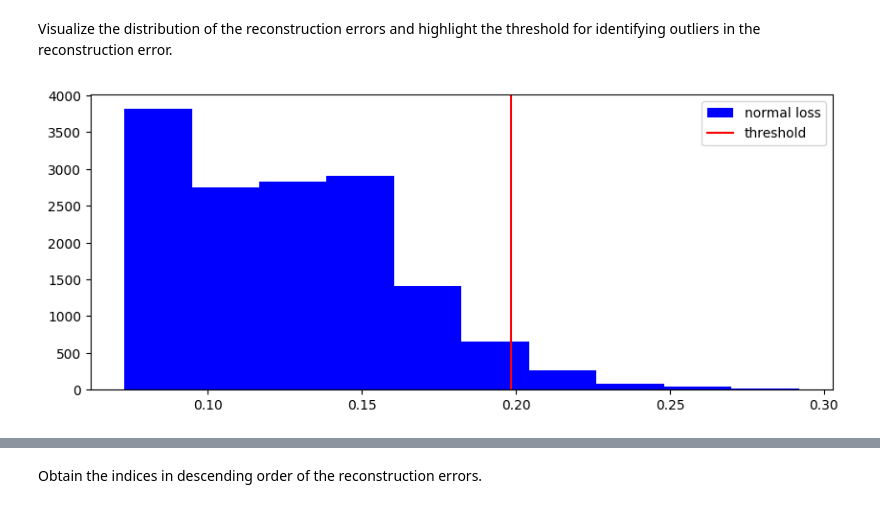
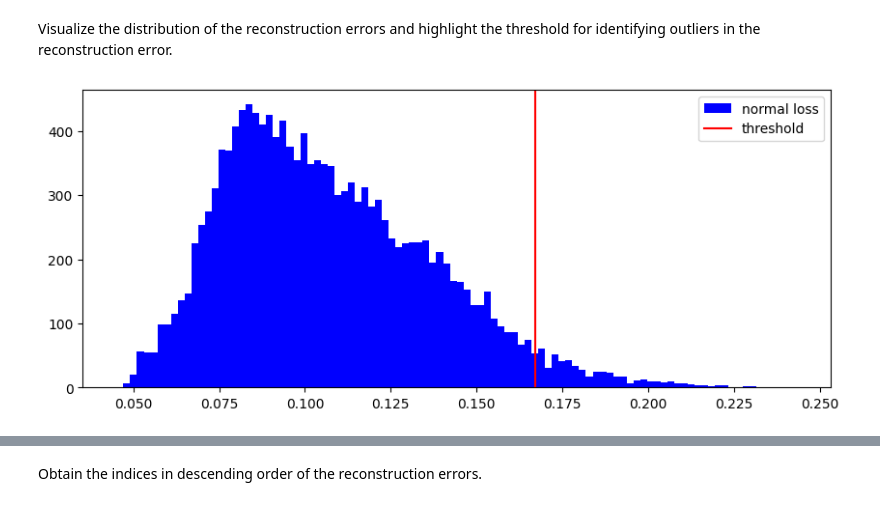
Before and after one commit to kohathyli/Autoencoders_Census, a Jupyter notebook: Autoencoder_YRBSS.ipynb, the cells around one changed output, grey strips where cells are left out. Cells and saved outputs as stored; diff of their text form; code cells hidden in the pictures.

```diff
--- a/Autoencoder_YRBSS.ipynb
+++ b/Autoencoder_YRBSS.ipynb
@@ -85,8 +76,11 @@ Our dataset contains 14765 observations and 110 raw features.
 # %%
 # Data Transformation
 data_transformer = DataTransformer(variable_types)
-project_data_missing = data_transformer.add_missing_indicators(project_data)
-transformed_df = data_transformer.transform_dataframe(project_data_missing)
+transformed_df = data_transformer.transform_dataframe(project_data)
+
+# If we want to add indicators for missing values, but we need to also add the appropriate variable types for the missing
+# project_data_missing = data_transformer.add_missing_indicators(project_data)
+# transformed_df = data_transformer.transform_dataframe(project_data_missing)
 # %%
 transformed_df.shape
 # %% [output]
@@ -299,0 +125,7 @@ final_model.get_config()
+# %%
+# Train the final model
+history = final_model.fit(X_train, X_train,
+                           epochs=30,
+                           batch_size=model.BATCH_SIZE,
+                           verbose=1,
+                           validation_data=(X_test, X_test))
@@ -313,0 +186,20 @@ hyperparameters_dict = {"learning_rate": best_hps.get('learning_rate'),
+# %%
+import numpy as np
+
+# Fill the missing values with some initial guess. Here, the median of each column is used.
+filled = transformed_df.fillna(transformed_df.median())
+
+# Define a condition for stopping the iteration
+epsilon = 1e-5
+old_filled = None
+
+while old_filled is None or np.abs(filled - old_filled).mean().mean() > epsilon:
+  # Save the old filled DataFrame for convergence check
+  old_filled = filled.copy()
+
+  # Run the data through the autoencoder, which will return a complete version of the data.
+  predicted = final_model.predict(filled)
+
+  # Replace the initially guessed values in the original data with the corresponding values from the autoencoder's output. But keep the observed values unchanged.
+  mask = transformed_df.isna()
+  filled[mask] = np.where(mask, predicted, filled)
@@ -405,10 +267,10 @@ Assess the quality of the autoencoder's reconstruction by calculating the Mean A
 # %%
 plt.figure(figsize=(10, 4))
 # reconstruct the original data
-normal_reconstructions = ae.predict(transformed_df)
+normal_reconstructions = final_model.predict(filled)
 # compute the Mean Absolute Error between the reconstructed data and the original data
-normal_loss = tf.losses.mae(normal_reconstructions, transformed_df)
-plt.hist(normal_loss, bins=10)
+normal_loss = tf.losses.mae(normal_reconstructions,filled)
+plt.hist(normal_loss, bins=100)
 plt.show()
 # %% [output]
 462/462 [==============================] - 1s 2ms/step
@@ -424,13 +286,13 @@ print(threshold)
 Visualize the distribution of the reconstruction errors and highlight the threshold for identifying outliers in the reconstruction error.
 # %%
 plt.figure(figsize=(10, 4))
-plt.hist(normal_loss, bins=10, color='b', label="normal loss")
+plt.hist(normal_loss, bins=100, color='b', label="normal loss")
 # add a vertical line to the plot at the position of the threshold value
 plt.axvline(threshold, color='r', label="threshold")
 plt.legend()
 plt.show()
 # %% [output]
-[figure, old version]
+[figure, new version]
 # %%
 normal_loss
 # %% [output]
```
Also changed, not shown: parts of 53 cells of this notebook.
